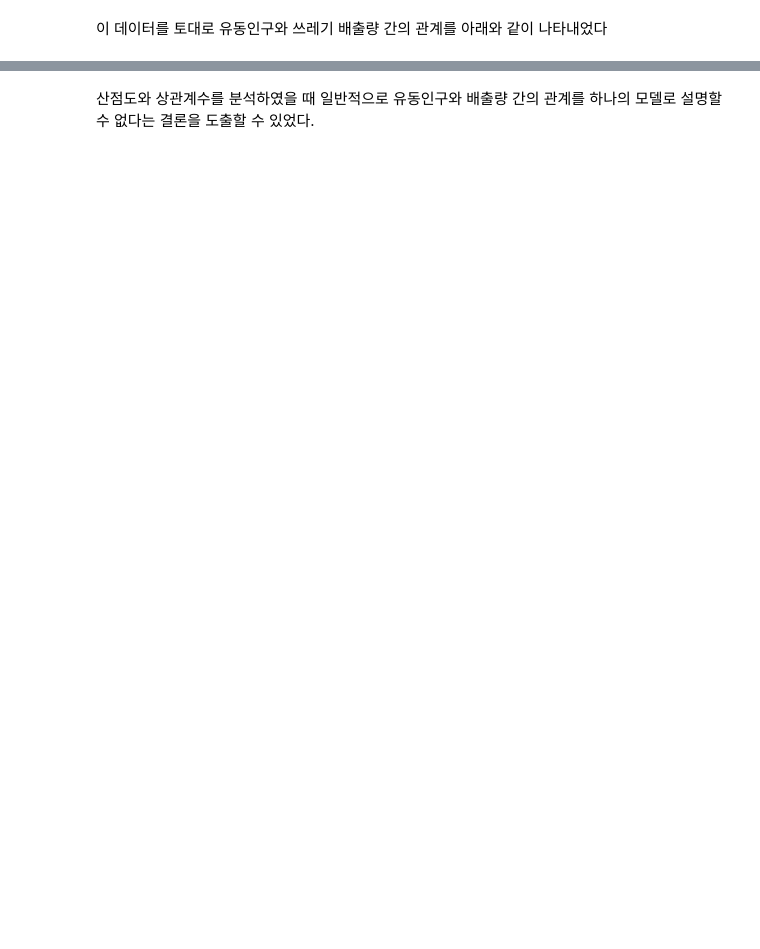
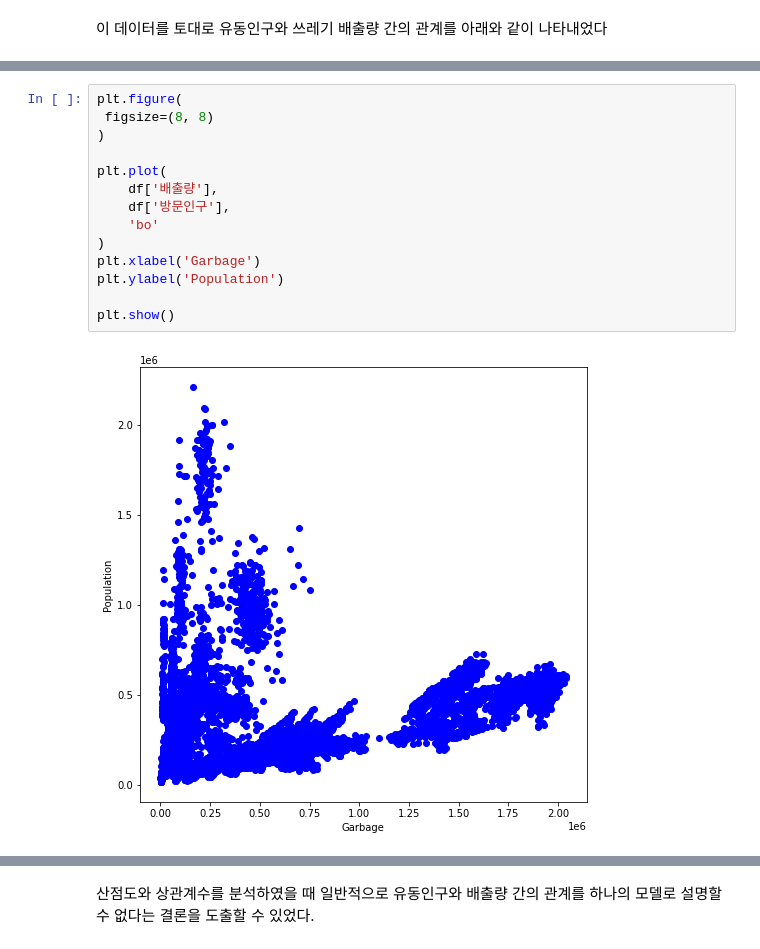
Before and after one commit to invalidid56/DA_overtourism, a Jupyter notebook: data_analysis.ipynb, the cells around one changed output, grey strips where cells are left out. Saved outputs shown, nothing was run; the diff lists cells and outputs as text; blank space fills up the shorter version.

```diff
--- a/data_analysis.ipynb
+++ b/data_analysis.ipynb
@@ -167,3 +168,19 @@ plt.show()
+# %%
+plt.figure(
+ figsize=(8, 8)
+)
+
+plt.plot(
+    df['배출량'],
+    df['방문인구'],
+    'bo'
+)
+plt.xlabel('Garbage')
+plt.ylabel('Population')
+
+plt.show()
+# %% [output]
+[figure, added]
 # %%
 np.corrcoef(df['배출량'], df['총 유동인구'])[0, 1]
 # %% [output]
```
Also changed, not shown: parts of 33 cells of this notebook.
